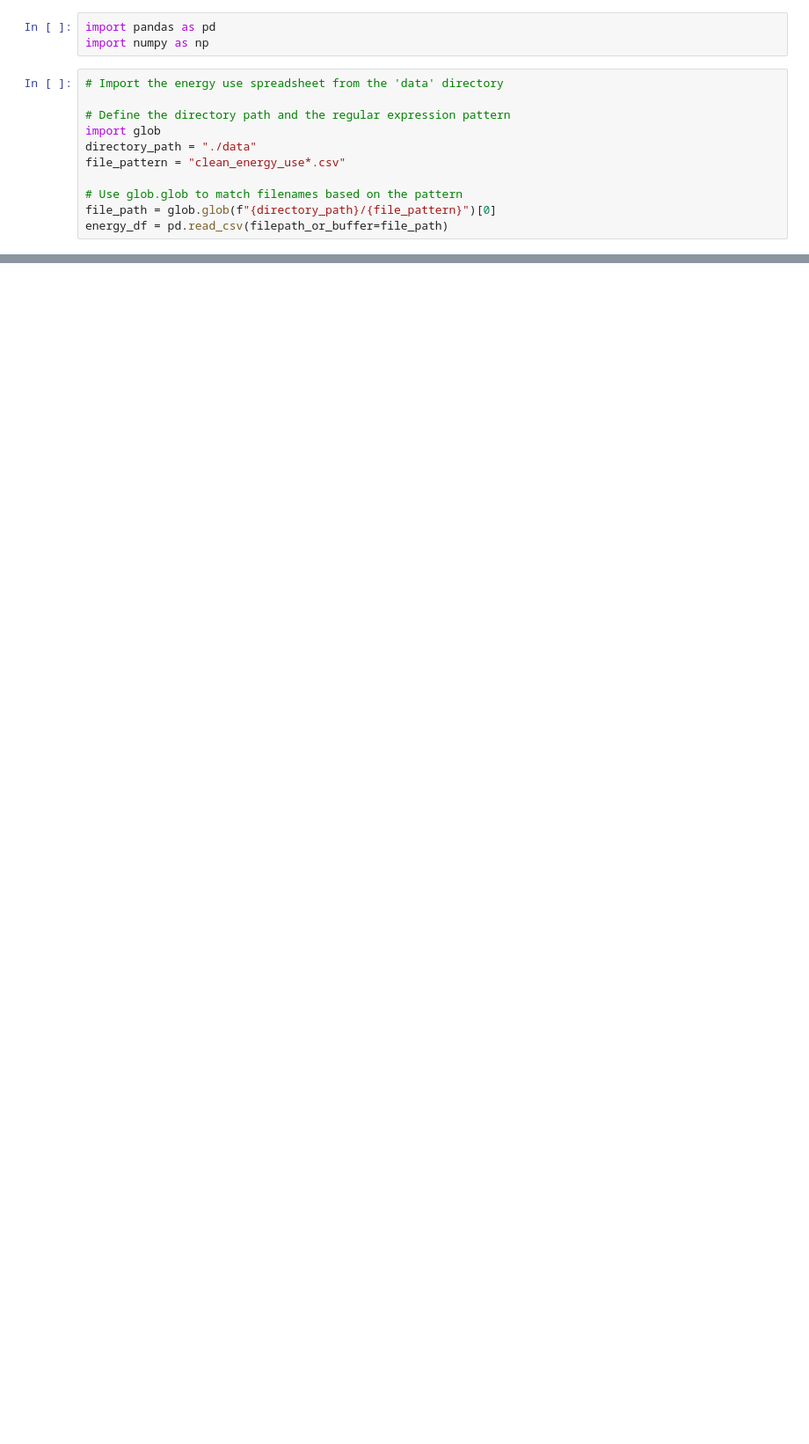
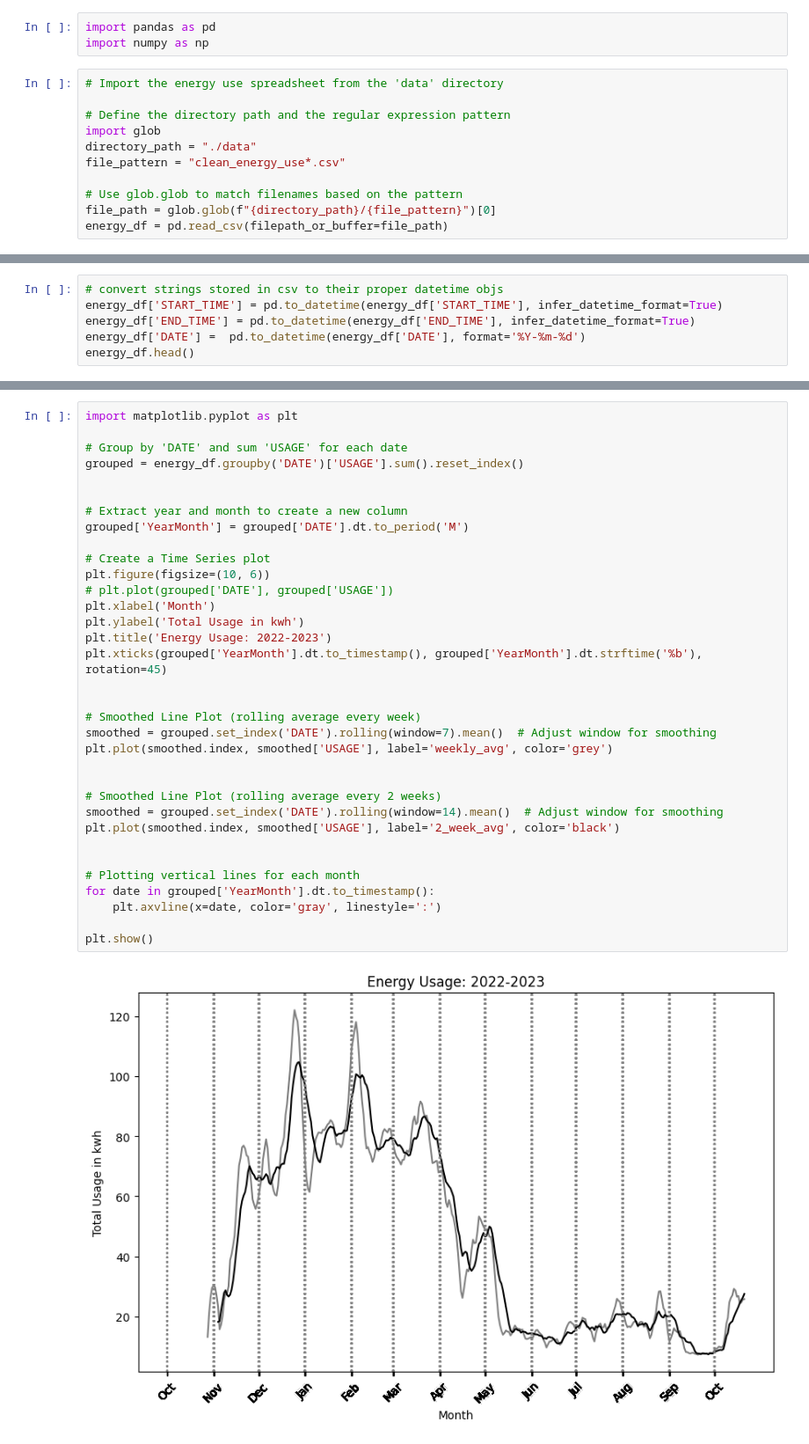
Before and after one commit to MichaelSalata/Energy_Use_Info, a Jupyter notebook: green_button_data_analysis.ipynb, the cells around one changed output, grey strips where cells are left out. Shown: that part at 88% size. Saved outputs shown, nothing was run; the diff lists cells and outputs as text; blank space fills up the shorter version.

Commit message:
prepped data for monthly daily usage graph, created & formatted daily timeseries graph

```diff
--- a/green_button_data_analysis.ipynb
+++ b/green_button_data_analysis.ipynb
@@ -66,0 +62,6 @@ memory usage: 1.1+ MB
+# %%
+# convert strings stored in csv to their proper datetime objs
+energy_df['START_TIME'] = pd.to_datetime(energy_df['START_TIME'], infer_datetime_format=True)
+energy_df['END_TIME'] = pd.to_datetime(energy_df['END_TIME'], infer_datetime_format=True)
+energy_df['DATE'] =  pd.to_datetime(energy_df['DATE'], format='%Y-%m-%d')
+energy_df.head()
@@ -69,3 +78,39 @@ memory usage: 1.1+ MB
 * bucket usage by week
 * bucket usage by hour
 * buckec the previous graphs by season
+# %%
+import matplotlib.pyplot as plt
+
+# Group by 'DATE' and sum 'USAGE' for each date
+grouped = energy_df.groupby('DATE')['USAGE'].sum().reset_index()
+
+
+# Extract year and month to create a new column
+grouped['YearMonth'] = grouped['DATE'].dt.to_period('M')
+
+# Create a Time Series plot
+plt.figure(figsize=(10, 6))
+# plt.plot(grouped['DATE'], grouped['USAGE'])
+plt.xlabel('Month')
+plt.ylabel('Total Usage in kwh')
+plt.title('Energy Usage: 2022-2023')
+plt.xticks(grouped['YearMonth'].dt.to_timestamp(), grouped['YearMonth'].dt.strftime('%b'), rotation=45)
+
+
+# Smoothed Line Plot (rolling average every week)
+smoothed = grouped.set_index('DATE').rolling(window=7).mean()  # Adjust window for smoothing
+plt.plot(smoothed.index, smoothed['USAGE'], label='weekly_avg', color='grey')
+
+
+# Smoothed Line Plot (rolling average every 2 weeks)
+smoothed = grouped.set_index('DATE').rolling(window=14).mean()  # Adjust window for smoothing
+plt.plot(smoothed.index, smoothed['USAGE'], label='2_week_avg', color='black')
+
+
+# Plotting vertical lines for each month
+for date in grouped['YearMonth'].dt.to_timestamp():
+    plt.axvline(x=date, color='gray', linestyle=':')
+
+plt.show()
+# %% [output]
+[figure, added]
```
Also changed, not shown: parts of 6 cells of this notebook.
